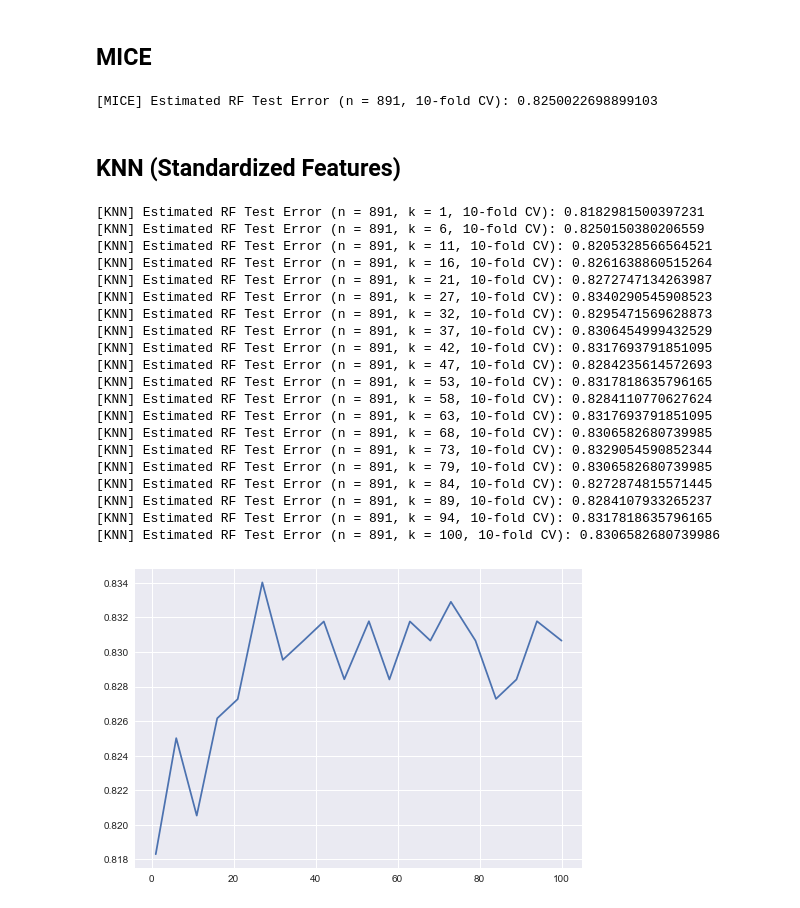
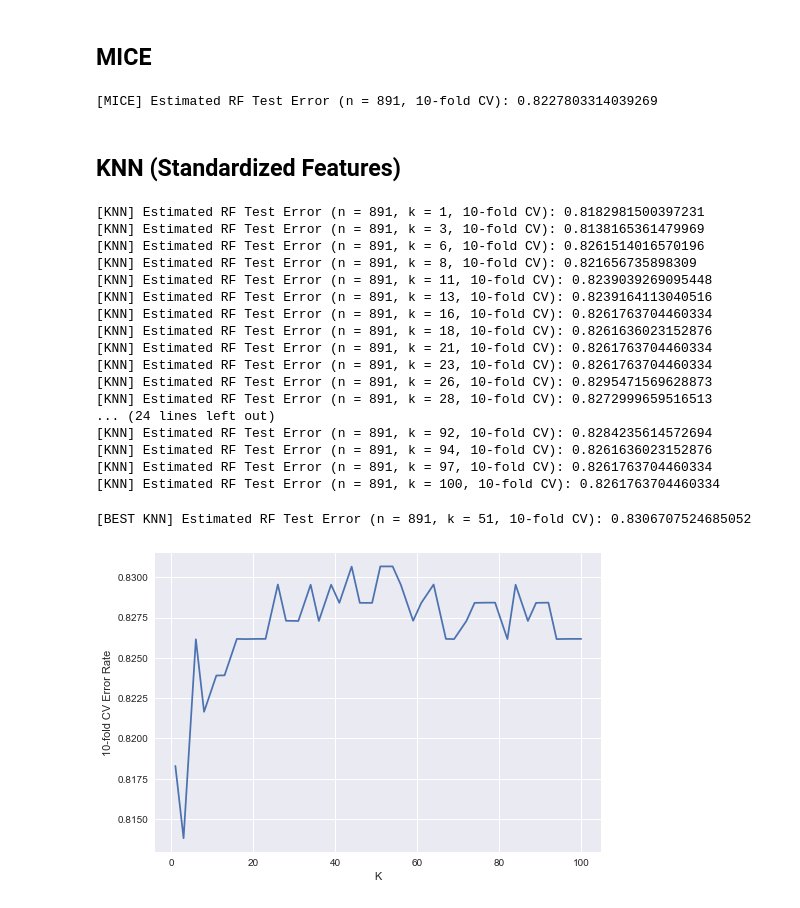
Before and after one commit to athi94/investigation-of-imputation-methods, a Jupyter notebook: notebooks/Missing Data Diagnosis.ipynb, the cells around one changed output. Drawn from its saved outputs; the diff is of its cells as text; code cells hidden in the pictures.

```diff
--- a/notebooks/Missing Data Diagnosis.ipynb
+++ b/notebooks/Missing Data Diagnosis.ipynb
@@ -301,15 +305,17 @@ X = train_cl.loc[:, Xcol]
 Y = train_cl.loc[:, Ycol]
 
 Xmice = MICE(n_imputations=200, impute_type='col', verbose=False).complete(X.as_matrix())
+Ymice = Y
 
-mice_err = cross_val_score(rf, Xmice, Y, cv=10).mean()
+mice_err = cross_val_score(rf, Xmice, Y, cv=10, n_jobs=-1).mean()
 print("[MICE] Estimated RF Test Error (n = {}, 10-fold CV): {}".format(len(Xmice), mice_err))
 # %% [output]
-[MICE] Estimated RF Test Error (n = 891, 10-fold CV): 0.8250022698899103
+[MICE] Estimated RF Test Error (n = 891, 10-fold CV): 0.8227803314039269
 # %% [markdown]
 ## KNN (Standardized Features)
 # %%
 from fancyimpute import KNN
+from sklearn.model_selection import StratifiedKFold
 
 train_cl = prepForModel(train)
 
@@ -321,38 +327,47 @@ def standardize(s):
     return s.sub(s.min()).div((s.max() - s.min()))
 
 Xnorm = X.apply(standardize, axis=0)
-kvals = np.linspace(1, 100, 20, dtype='int64')
+kvals = np.linspace(1, 100, 40, dtype='int64')
 
 knn_errs = []
 for k in kvals:
+    knn_err = []
     Xknn = KNN(k=k, verbose=False).complete(Xnorm)
-    knn_err = cross_val_score(rf, Xknn, Y, cv=10).mean()
+    knn_err = cross_val_score(rf, Xknn, Y, cv=10, n_jobs=-1).mean()
+
     knn_errs.append(knn_err)
-    print("[KNN] Estimated RF Test Error (n = {}, k = {}, 10-fold CV): {}".format(len(Xknn), k, knn_err))
+    print("[KNN] Estimated RF Test Error (n = {}, k = {}, 10-fold CV): {}".format(len(Xknn), k, np.mean(knn_err)))
 # %% [output]
 [KNN] Estimated RF Test Error (n = 891, k = 1, 10-fold CV): 0.8182981500397231
-[KNN] Estimated RF Test Error (n = 891, k = 6, 10-fold CV): 0.8250150380206559
-[KNN] Estimated RF Test Error (n = 891, k = 11, 10-fold CV): 0.8205328566564521
-[KNN] Estimated RF Test Error (n = 891, k = 16, 10-fold CV): 0.8261638860515264
-[KNN] Estimated RF Test Error (n = 891, k = 21, 10-fold CV): 0.8272747134263987
-[KNN] Estimated RF Test Error (n = 891, k = 27, 10-fold CV): 0.8340290545908523
-[KNN] Estimated RF Test Error (n = 891, k = 32, 10-fold CV): 0.8295471569628873
-[KNN] Estimated RF Test Error (n = 891, k = 37, 10-fold CV): 0.8306454999432529
-[KNN] Estimated RF Test Error (n = 891, k = 42, 10-fold CV): 0.8317693791851095
-[KNN] Estimated RF Test Error (n = 891, k = 47, 10-fold CV): 0.8284235614572693
-[KNN] Estimated RF Test Error (n = 891, k = 53, 10-fold CV): 0.8317818635796165
-[KNN] Estimated RF Test Error (n = 891, k = 58, 10-fold CV): 0.8284110770627624
-[KNN] Estimated RF Test Error (n = 891, k = 63, 10-fold CV): 0.8317693791851095
-[KNN] Estimated RF Test Error (n = 891, k = 68, 10-fold CV): 0.8306582680739985
-[KNN] Estimated RF Test Error (n = 891, k = 73, 10-fold CV): 0.8329054590852344
-[KNN] Estimated RF Test Error (n = 891, k = 79, 10-fold CV): 0.8306582680739985
-[KNN] Estimated RF Test Error (n = 891, k = 84, 10-fold CV): 0.8272874815571445
-[KNN] Estimated RF Test Error (n = 891, k = 89, 10-fold CV): 0.8284107933265237
-[KNN] Estimated RF Test Error (n = 891, k = 94, 10-fold CV): 0.8317818635796165
-[KNN] Estimated RF Test Error (n = 891, k = 100, 10-fold CV): 0.8306582680739986
+[KNN] Estimated RF Test Error (n = 891, k = 3, 10-fold CV): 0.8138165361479969
+[KNN] Estimated RF Test Error (n = 891, k = 6, 10-fold CV): 0.8261514016570196
+[KNN] Estimated RF Test Error (n = 891, k = 8, 10-fold CV): 0.821656735898309
+[KNN] Estimated RF Test Error (n = 891, k = 11, 10-fold CV): 0.8239039269095448
+[KNN] Estimated RF Test Error (n = 891, k = 13, 10-fold CV): 0.8239164113040516
+[KNN] Estimated RF Test Error (n = 891, k = 16, 10-fold CV): 0.8261763704460334
+[KNN] Estimated RF Test Error (n = 891, k = 18, 10-fold CV): 0.8261636023152876
+[KNN] Estimated RF Test Error (n = 891, k = 21, 10-fold CV): 0.8261763704460334
+[KNN] Estimated RF Test Error (n = 891, k = 23, 10-fold CV): 0.8261763704460334
+[KNN] Estimated RF Test Error (n = 891, k = 26, 10-fold CV): 0.8295471569628873
+[KNN] Estimated RF Test Error (n = 891, k = 28, 10-fold CV): 0.8272999659516513
+... (24 lines left out)
+[KNN] Estimated RF Test Error (n = 891, k = 92, 10-fold CV): 0.8284235614572694
+[KNN] Estimated RF Test Error (n = 891, k = 94, 10-fold CV): 0.8261636023152876
+[KNN] Estimated RF Test Error (n = 891, k = 97, 10-fold CV): 0.8261763704460334
+[KNN] Estimated RF Test Error (n = 891, k = 100, 10-fold CV): 0.8261763704460334
-# %%
-sns.set_style("darkgrid")
-plt.plot(kvals, knn_errs)
-plt.show()
-# %% [output]
-[figure, removed]
+# %%
+sns.set_style("darkgrid")
+_ = plt.plot(kvals, knn_errs)
+_ = plt.xlabel('K')
+_ = plt.ylabel('10-fold CV Error Rate')
+
+knn_err = max(knn_errs)
+k_opt = kvals[knn_errs.index(knn_err)]
+
+Xknn = KNN(k=k_opt, verbose=False).complete(Xnorm)
+Yknn = Y
+
+print("[BEST KNN] Estimated RF Test Error (n = {}, k = {}, 10-fold CV): {}".format(len(Xknn), k_opt, np.mean(knn_err)))
+# %% [output]
+[BEST KNN] Estimated RF Test Error (n = 891, k = 51, 10-fold CV): 0.8306707524685052
+[figure, added]
```
Also changed, not shown: parts of 14 cells of this notebook.
